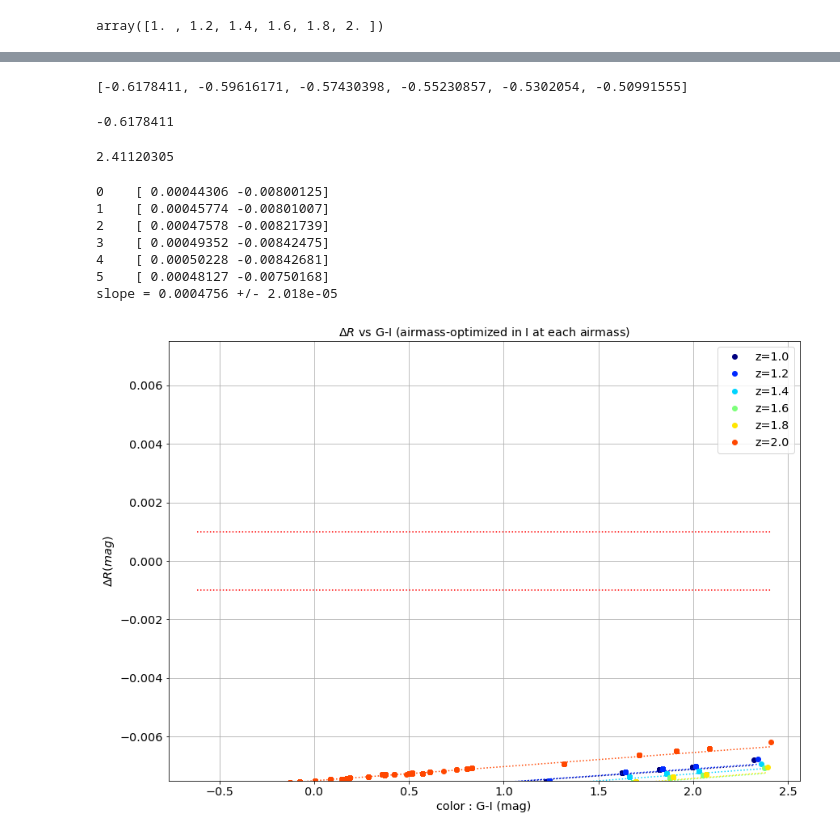
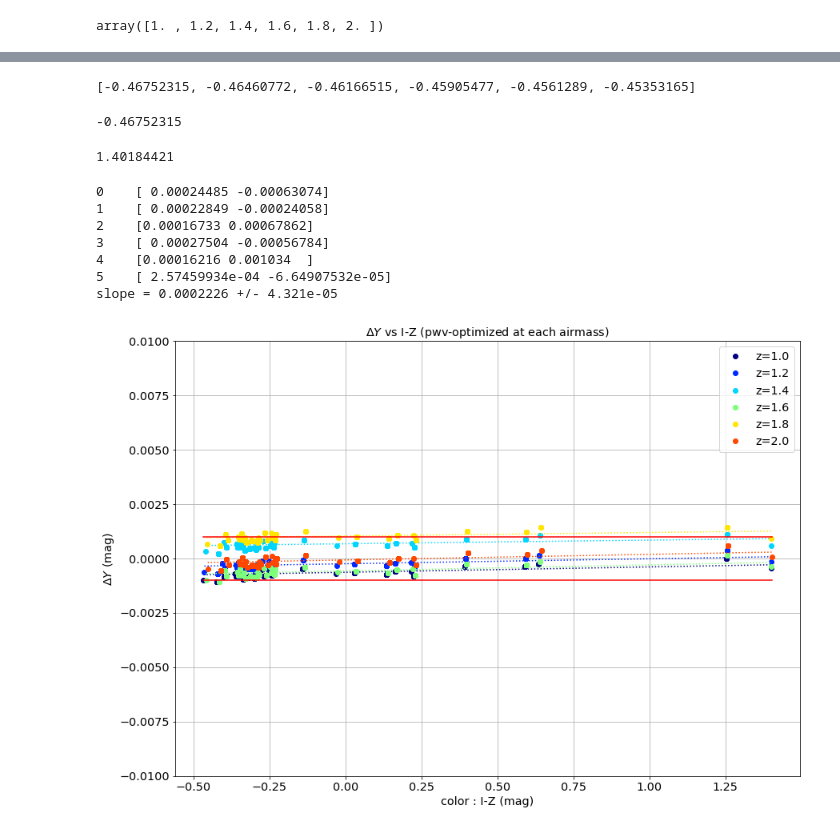
Before and after one commit to LSSTDESC/ModtranLibRadTranComp, a Jupyter notebook: PlotDeltaMagvsGmI.ipynb, the cells around one changed output, grey strips where cells are left out. Cells and saved outputs as stored; diff of their text form; code cells hidden in the pictures.

Commit message:
update Plot

```diff
--- a/PlotDeltaMagvsGmI.ipynb
+++ b/PlotDeltaMagvsGmI.ipynb
@@ -78,14 +78,14 @@ txt_files
 # %% [markdown]
 ### Delta Y vs I-Z
 # %%
-#keysel_filename='^dataout_DeltaYvsImZ_z*'
-#keysel2_filename='^dataout_DeltaYvsImZ_z([0-9]+)*'
+keysel_filename='^dataout_DeltaYvsImZ_z*'
+keysel2_filename='^dataout_DeltaYvsImZ_z([0-9]+)*'
 # %%
-#title="$\Delta Y$ vs I-Z (pwv-optimized at each airmass)"
-#xlabel="color : I-Z (mag)"
-#ylabel="$\Delta Y$ (mag)"
-#YMIN,YMAX=-0.010,0.010
-#figfilename="FigDeltaYvsCol2.png"
+title="$\Delta Y$ vs I-Z (pwv-optimized at each airmass)"
+xlabel="color : I-Z (mag)"
+ylabel="$\Delta Y$ (mag)"
+YMIN,YMAX=-0.010,0.010
+figfilename="FigDeltaYvsCol2.png"
 # %% [markdown]
 ### Delta R vs G-I
 # %%
@@ -122,14 +122,14 @@ txt_files
 # %% [markdown]
 ## Delta R2 vs G-I
 # %%
-keysel_filename='^dataout_DeltaR2vsGmI_z*'
-keysel2_filename='^dataout_DeltaR2vsGmI_z([0-9]+)*'
+#keysel_filename='^dataout_DeltaR2vsGmI_z*'
+#keysel2_filename='^dataout_DeltaR2vsGmI_z([0-9]+)*'
 # %%
-title="$\Delta R$ vs G-I (airmass-optimized in I at each airmass)"
-xlabel="color : G-I (mag)"
-ylabel="$\Delta R (mag)$"
-YMIN,YMAX=-0.0075,0.0075
-figfilename="FigDeltaR2vsCol.png"
+#title="$\Delta R$ vs G-I (airmass-optimized in I at each airmass)"
+#xlabel="color : G-I (mag)"
+#ylabel="$\Delta R (mag)$"
+#YMIN,YMAX=-0.0075,0.0075
+#figfilename="FigDeltaR2vsCol.png"
 # %% [markdown]
 # START
 # %%
@@ -232,15 +232,15 @@ plt.savefig(figfilename)
 # %%
 colormin
 # %% [output]
-[-0.6178411, -0.59616171, -0.57430398, -0.55230857, -0.5302054, -0.50991555]
+[-0.46752315, -0.46460772, -0.46166515, -0.45905477, -0.4561289, -0.45353165]
 # %%
 COLORMIN
 # %% [output]
--0.6178411
+-0.46752315
 # %%
 COLORMAX
 # %% [output]
-2.41120305
+1.40184421
 # %%
 colormin=[]
 colormax=[]
@@ -260,40 +260,40 @@ for idx in np.arange(NBFILES):
     plt.plot(color,mag,'o',color=colorVal,label=thelabel)
     #plt.errorbar(color,mag, yerr=err, fmt='o',color=colorVal,ecolor='grey', label=thelabel)
     X=color
     Y=mag
     Z = np.polyfit(X, Y,1)
     slope.append(Z[0])
     intercept.append(Z[1])
     print(idx,"  ",Z)
     P = np.poly1d(Z)
     plt.plot([color.min(),color.max()],[P(color.min()),P(color.max())],':',color=colorVal)
 
 COLORMIN=np.min(np.array(colormin))
 COLORMAX=np.max(np.array(colormax))
 
-plt.plot([COLORMIN,COLORMAX],[0.001,0.001],"r:")
-plt.plot([COLORMIN,COLORMAX],[-0.001,-0.001],"r:")
+plt.plot([COLORMIN,COLORMAX],[0.001,0.001],"r-")
+plt.plot([COLORMIN,COLORMAX],[-0.001,-0.001],"r-")
 
 plt.grid(True)
 plt.title(title)
 plt.xlabel(xlabel)
 plt.ylabel(ylabel)
 plt.legend(loc='best')
 plt.ylim(YMIN,YMAX)
 plt.savefig(figfilename)
 
 slope=np.array(slope)
 
 slope_mean=np.average(slope)
 slope_std=np.std(slope)
 
 print("slope = {:6.4g} +/- {:6.4g} ".format(slope_mean,slope_std))
 # %% [output]
-0    [ 0.00044306 -0.00800125]
-1    [ 0.00045774 -0.00801007]
-2    [ 0.00047578 -0.00821739]
-3    [ 0.00049352 -0.00842475]
-4    [ 0.00050228 -0.00842681]
-5    [ 0.00048127 -0.00750168]
-slope = 0.0004756 +/- 2.018e-05
+0    [ 0.00024485 -0.00063074]
+1    [ 0.00022849 -0.00024058]
+2    [0.00016733 0.00067862]
+3    [ 0.00027504 -0.00056784]
+4    [0.00016216 0.001034  ]
+5    [ 2.57459934e-04 -6.64907532e-05]
+slope = 0.0002226 +/- 4.321e-05
-[figure, old version]
+[figure, new version]
```
Also changed, not shown: parts of 3 cells of this notebook.
